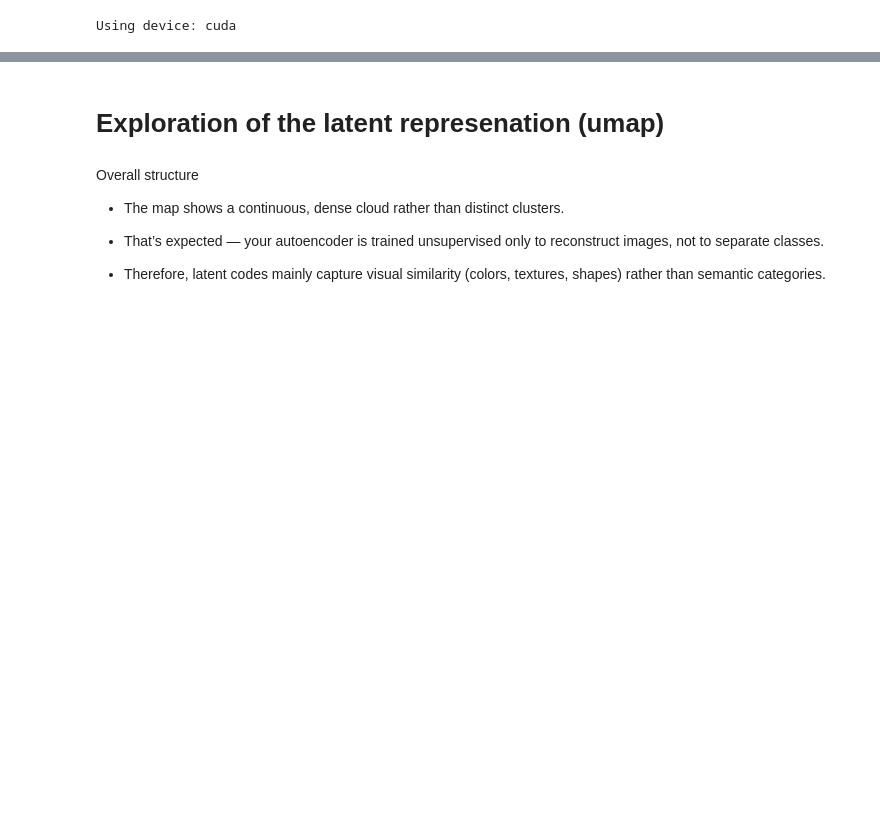
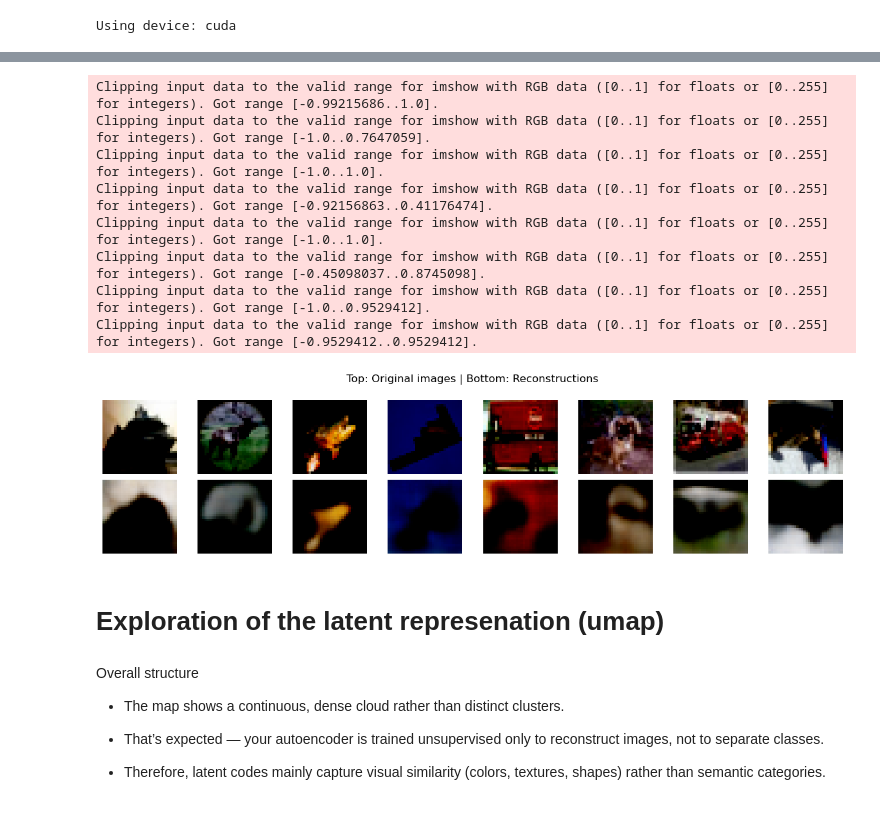
Before and after one commit to elfreyer/project_module_3, a Jupyter notebook: notebooks/01_autoencoder.ipynb, the cells around one changed output, grey strips where cells are left out. Cells and saved outputs as stored; diff of their text form; code cells hidden in the pictures; blank space fills up the shorter version.

```diff
--- a/notebooks/01_autoencoder.ipynb
+++ b/notebooks/01_autoencoder.ipynb
@@ -355,3 +355,59 @@ Epoch 20/20 loss=0.1726, train RMSE=0.4037, val RMSE=0.4033
+# %%
+import matplotlib.pyplot as plt
+import torch
+
+def plot_image(img):
+    """Convert a tensor to a displayable image and plot it."""
+    img = img.detach().cpu()
+    if img.ndim == 3:
+        img = img.permute(1, 2, 0)  # (C,H,W) -> (H,W,C)
+    plt.imshow(img, cmap="gray")
+    plt.axis("off")
+
+def plot_reconstructions(model, data_loader, n_images=8):
+    """
+    Show original (top row) and reconstructed (bottom row) images from the VAE.
+    """
+    model.eval()
+
+    # --- Get a batch of images ---
+    X_batch, _ = next(iter(data_loader))
+    X_batch = X_batch.to(device)
+    X_batch = X_batch[:n_images]  # take first n_images only
+
+    # --- Forward pass ---
+    with torch.no_grad():
+        out = model(X_batch)
+        recon = out.output if hasattr(out, "output") else out
+
+    # --- Plot originals and reconstructions ---
+    fig, axes = plt.subplots(2, n_images, figsize=(n_images * 1.5, 3))
+
+    for i in range(n_images):
+        # Top row: original
+        axes[0, i].imshow(X_batch[i].detach().cpu().permute(1, 2, 0))
+        axes[0, i].axis("off")
+
+        # Bottom row: reconstruction
+        axes[1, i].imshow(recon[i].detach().cpu().permute(1, 2, 0))
+        axes[1, i].axis("off")
+
+    fig.suptitle("Top: Original images | Bottom: Reconstructions", fontsize=12)
+    plt.tight_layout()
+    plt.show()
+
+# --- Use it ---
+plot_reconstructions(vae, valid_loader, n_images=8)
+# %% [output]
+Clipping input data to the valid range for imshow with RGB data ([0..1] for floats or [0..255] for integers). Got range [-0.99215686..1.0].
+Clipping input data to the valid range for imshow with RGB data ([0..1] for floats or [0..255] for integers). Got range [-1.0..0.7647059].
+Clipping input data to the valid range for imshow with RGB data ([0..1] for floats or [0..255] for integers). Got range [-1.0..1.0].
+Clipping input data to the valid range for imshow with RGB data ([0..1] for floats or [0..255] for integers). Got range [-0.92156863..0.41176474].
+Clipping input data to the valid range for imshow with RGB data ([0..1] for floats or [0..255] for integers). Got range [-1.0..1.0].
+Clipping input data to the valid range for imshow with RGB data ([0..1] for floats or [0..255] for integers). Got range [-0.45098037..0.8745098].
+Clipping input data to the valid range for imshow with RGB data ([0..1] for floats or [0..255] for integers). Got range [-1.0..0.9529412].
+Clipping input data to the valid range for imshow with RGB data ([0..1] for floats or [0..255] for integers). Got range [-0.9529412..0.9529412].
+[figure, added]
 # %% [markdown]
 # Exploration of the latent represenation (umap)
 # %% [markdown]
```
Also changed, not shown: parts of 4 cells of this notebook.
